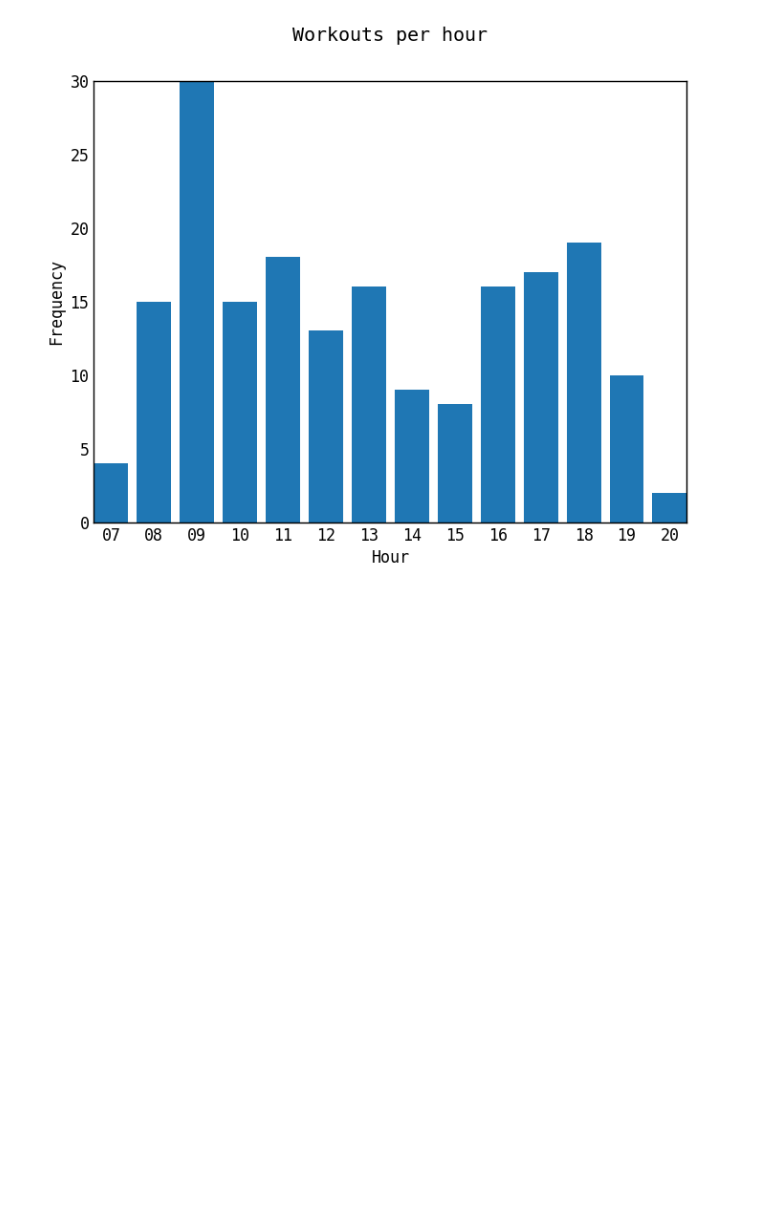
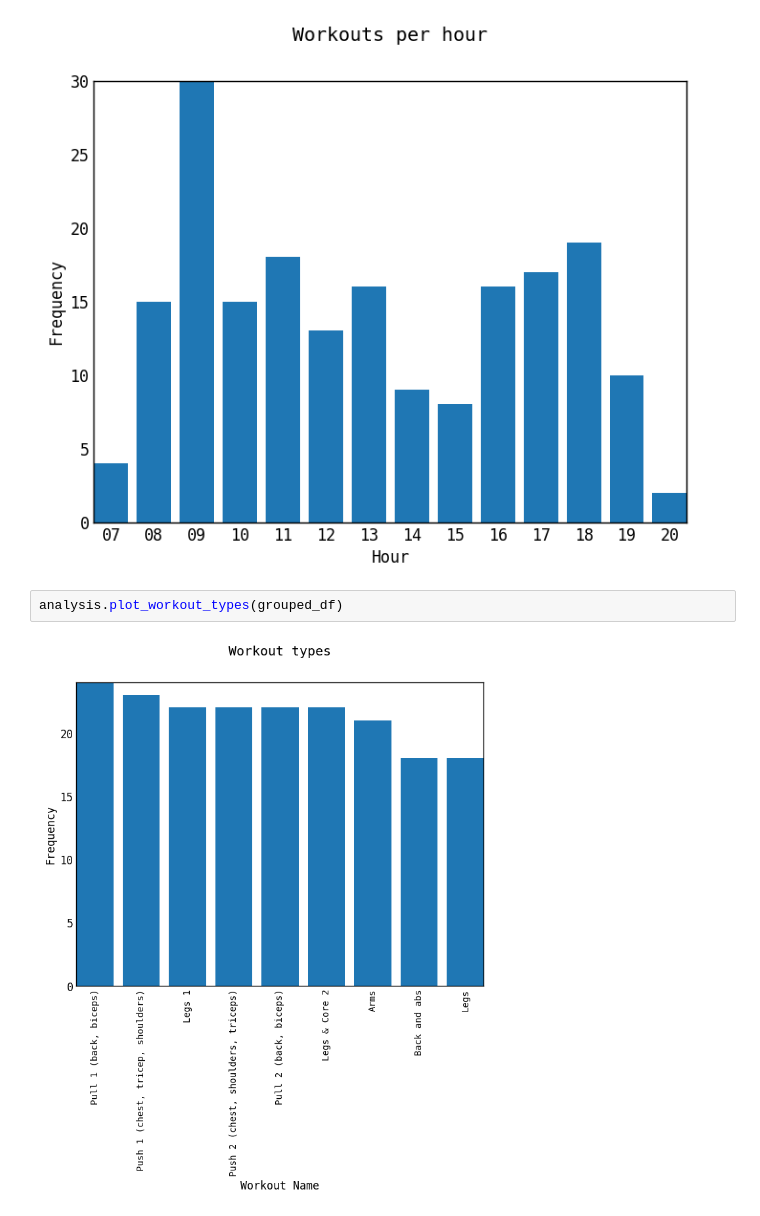
Before and after one commit to Aebel-Shajan/gym-data-analysis, a Jupyter notebook: experimentation.Ipynb, the cells around one changed output. Drawn from its saved outputs; the diff is of its cells as text; blank space fills up the shorter version.

```diff
--- a/experimentation.Ipynb
+++ b/experimentation.Ipynb
@@ -69,3 +79,7 @@ analysis.plot_daily_workouts(grouped_df)
 analysis.plot_hourly_workouts(grouped_df)
 # %% [output]
 [figure]
+# %%
+analysis.plot_workout_types(grouped_df)
+# %% [output]
+[figure, added]
```
Also changed, not shown: parts of 3 cells of this notebook, 1 other file.
